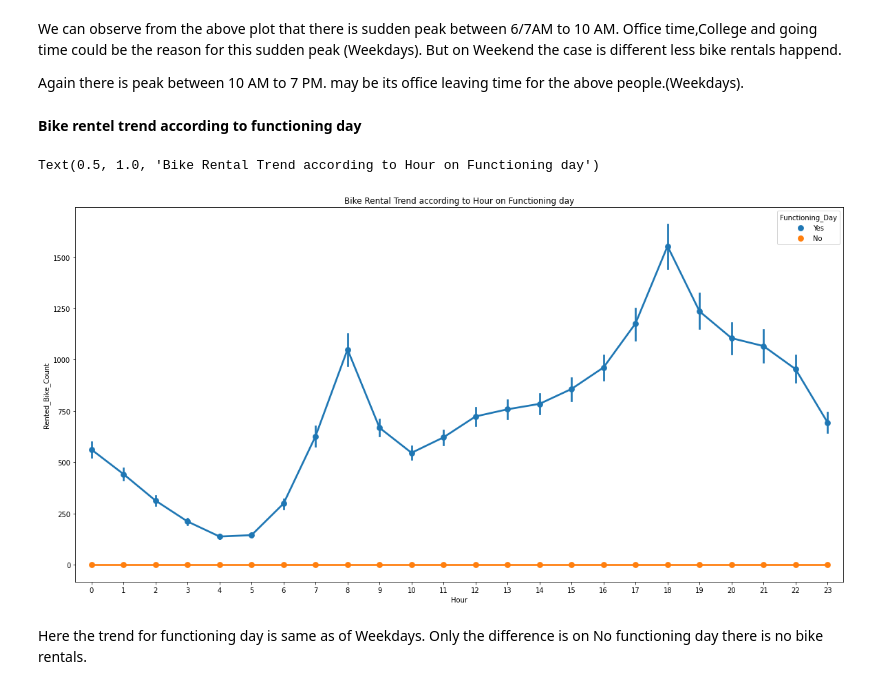
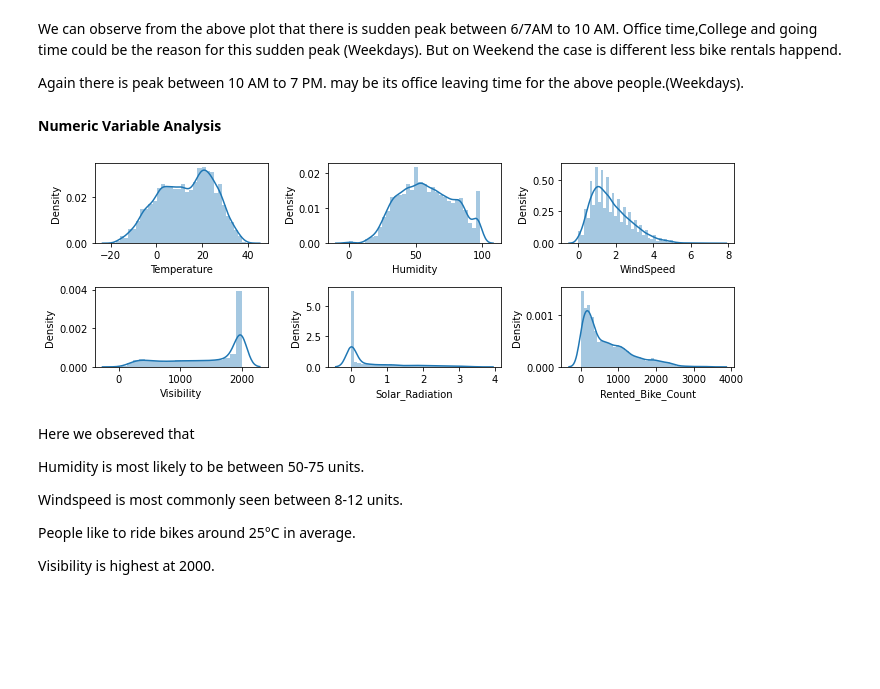
Before and after one commit to Anupa-123/Bike-sharing-demand-prediction, a Jupyter notebook: Bike_Sharing_Demand_Prediction_Capstone_Project.ipynb, the cells around one changed output. Drawn from its saved outputs; the diff is of its cells as text; code cells hidden in the pictures; blank space fills up the shorter version.

```diff
--- a/Bike_Sharing_Demand_Prediction_Capstone_Project.ipynb
+++ b/Bike_Sharing_Demand_Prediction_Capstone_Project.ipynb
@@ -425,15 +439,25 @@ We can observe from the above plot that there is sudden peak between 6/7AM to 10
 Office time,College and going time could be the reason for this sudden peak (Weekdays). But on Weekend the case is different less bike rentals happend.
 
 Again there is peak between 10 AM to 7 PM. may be its office leaving time for the above people.(Weekdays).
-# %% [markdown]
-**Bike rentel trend according to functioning day**
-# %%
-#Bike Rental trend with respect to Hour on Functioning day.
-plt.figure(figsize=(20,10))
-sns.pointplot(x=df['Hour'],y=df['Rented_Bike_Count'],hue=df['Functioning_Day'])
-plt.title("Bike Rental Trend according to Hour on Functioning day")
-# %% [output]
-Text(0.5, 1.0, 'Bike Rental Trend according to Hour on Functioning day')
-[figure, removed]
-# %% [markdown]
-Here the trend for functioning day is same as of Weekdays. Only the difference is on No functioning day there is no bike rentals.
+# %% [markdown]
+**Numeric Variable Analysis**
+# %%
+fig=plt.subplots(figsize=(10, 10))
+
+for i, j in enumerate(["Temperature", "Humidity", "WindSpeed", "Visibility", "Solar_Radiation", "Rented_Bike_Count"]):
+    plt.subplot(6, 3, i+1)
+    plt.subplots_adjust(hspace = 1.0)
+    sns.distplot(df[j])
+    plt.tight_layout()
+# %% [output]
+[figure, added]
+# %% [markdown]
+Here we obsereved that
+
+Humidity is most likely to be between 50-75 units.
+
+Windspeed is most commonly seen between 8-12 units.
+
+People like to ride bikes around 25°C in average.
+
+Visibility is highest at 2000.
```
Also changed, not shown: parts of 7 cells of this notebook.
